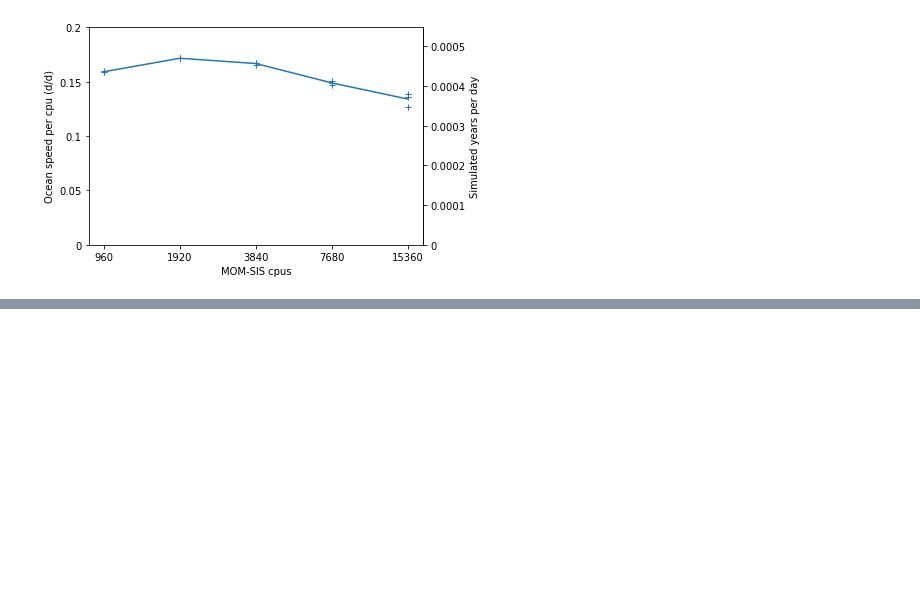
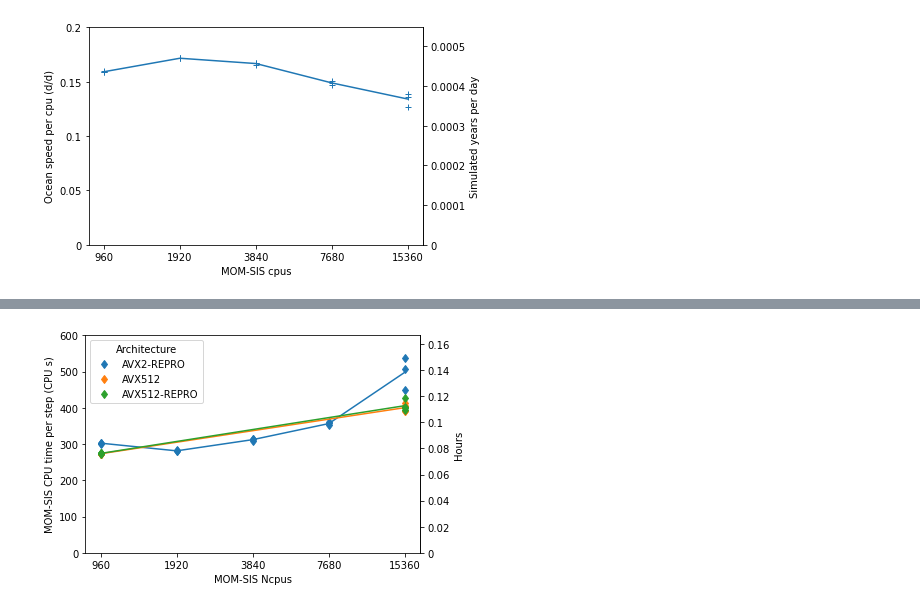
Before and after one commit to penguian/performance-analysis, a Jupyter notebook: plot_mom_sis_scaling.ipynb, the cells around one changed output, grey strips where cells are left out. Saved outputs shown, nothing was run; the diff lists cells and outputs as text; code cells hidden in the pictures; blank space fills up the shorter version.

```diff
--- a/plot_mom_sis_scaling.ipynb
+++ b/plot_mom_sis_scaling.ipynb
@@ -97,0 +113,13 @@ ppd.semilogx("ncpus","Ocean speed per cpu",
+# %%
+ppd.semilogx_by_group("ncpus","ocean_cpu_time_per_step",
+    by="arch",
+    data=df_025,
+    xlabel="MOM-SIS Ncpus",
+    ylabel="MOM-SIS CPU time per step (CPU s)",
+    yticks=[100.0 * n for n in range(7)],
+    right_yticks=[n/50.0 for n in range(9)],
+    right_axis_fn=pra.plot_right_axis_sh,
+    legend_title="Architecture",
+    marker='d')
+# %% [output]
+[figure, added]
```
Also changed, not shown: parts of 8 cells of this notebook, 2 other files.
